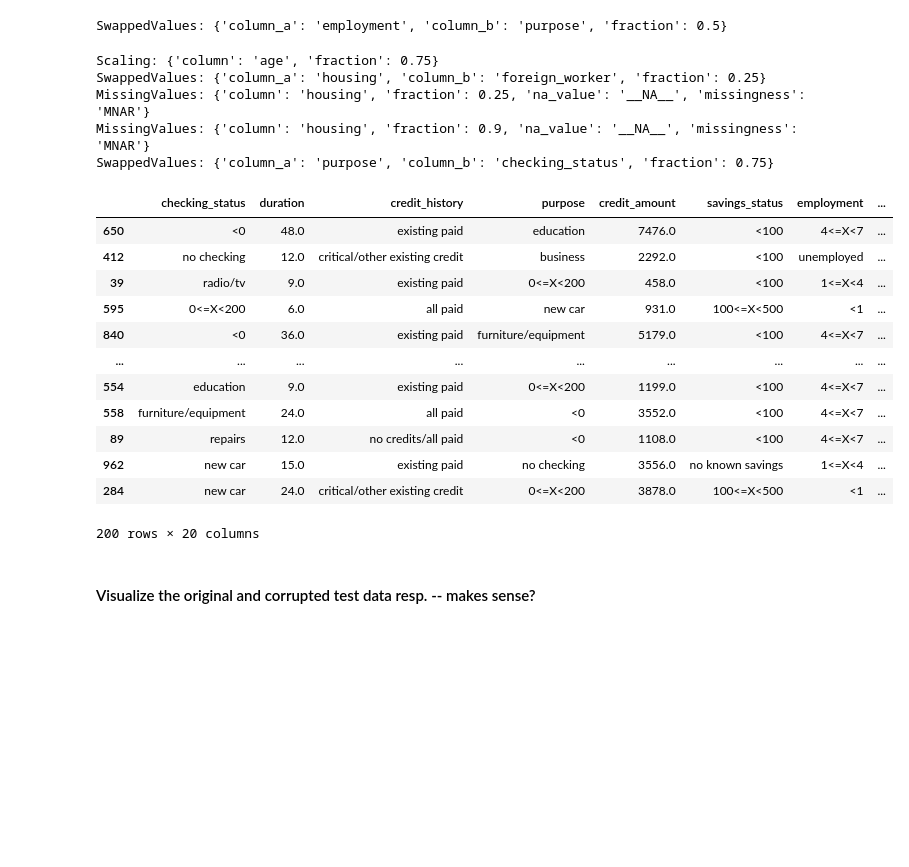
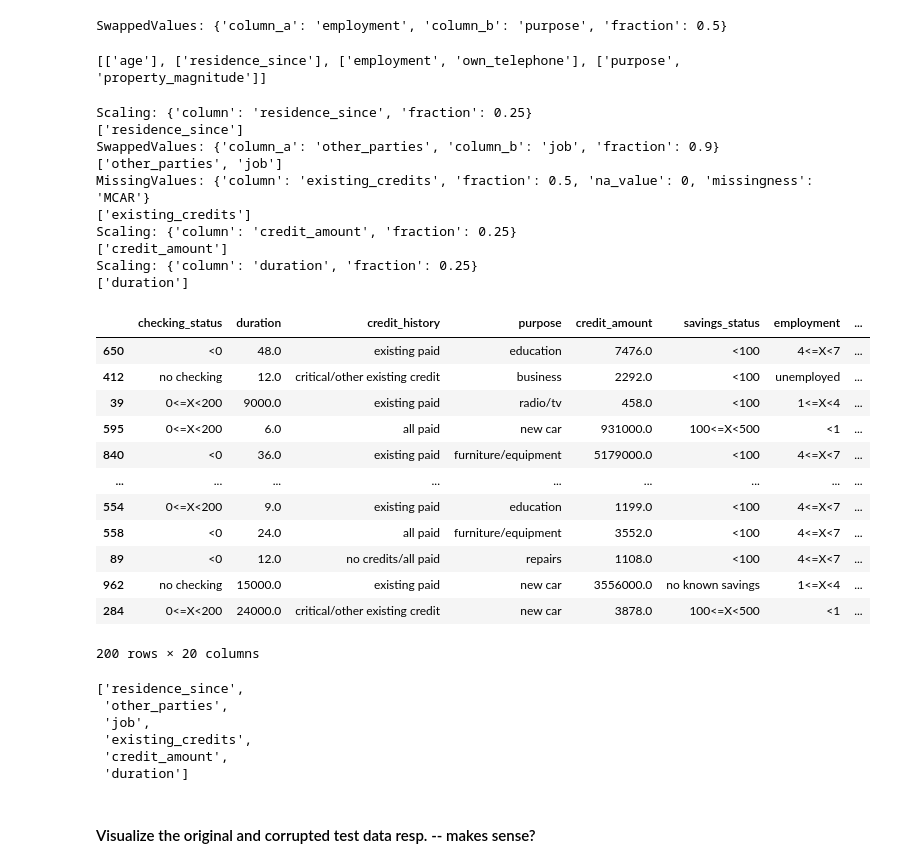
Before and after one commit to SharmaRupali/jenga, a Jupyter notebook: experimental_setup.ipynb, the cells around one changed output. Saved outputs shown, nothing was run; the diff lists cells and outputs as text; code cells hidden in the pictures; blank space fills up the shorter version.

```diff
--- a/experimental_setup.ipynb
+++ b/experimental_setup.ipynb
@@ -777,10 +777,10 @@ def random_perturbation(categorical_columns, numerical_columms, fractions=[0.25,
     rand_fraction = random.choice(fractions)
     if perturb_type is 'numeric':
         col_to_perturb = random.choice(numerical_columms)
-        return Scaling(col_to_perturb, rand_fraction)
+        return Scaling(col_to_perturb, rand_fraction), [col_to_perturb]
     elif perturb_type is 'categorical':
         col_to_perturb = random.sample(categorical_columns, 2)
-        return SwappedValues(col_to_perturb[0], col_to_perturb[1], rand_fraction)
+        return SwappedValues(col_to_perturb[0], col_to_perturb[1], rand_fraction), col_to_perturb
     elif perturb_type is 'missing':
         missigness = random.choice(['MCAR', 'MAR', 'MNAR'])
         col_to_perturb = random.choice(numerical_columms + categorical_columns)
@@ -788,9 +788,10 @@ def random_perturbation(categorical_columns, numerical_columms, fractions=[0.25,
             na_value = '__NA__'
         else:
             na_value = 0
-        return MissingValues(col_to_perturb, rand_fraction, na_value, missigness)
+        return MissingValues(col_to_perturb, rand_fraction, na_value, missigness), [col_to_perturb]
 # %%
-perturbation = random_perturbation(categorical_columns, numerical_columms)
+perturbation, col_perturbed = random_perturbation(categorical_columns, numerical_columms)
 print(perturbation)
+print(col_perturbed)
 perturbation.transform(dat_test_credit.copy())
 # %% [output]
@@ -829,11 +831,16 @@ num_perturbations = 4 # number of perturbations to apply
 dat_test_credit_corrupted = dat_test_credit.copy()
 
 perturbations = []
+cols_perturbed = []
 for _ in range(num_perturbations):
-    perturbation = random_perturbation(categorical_columns, numerical_columms)
+    perturbation, col_perturbed = random_perturbation(categorical_columns, numerical_columms)
     print(perturbation)
+    print(col_perturbed)
     dat_test_credit_corrupted = perturbation.transform(dat_test_credit_corrupted)
-    perturbations.append(perturbation) ## storing for conservation: maybe we want to apply the same set of perturbations again: useful for the CleanML scenarios
+
+    ## storing for conservation: maybe we want to apply the same set of perturbations again: useful for the CleanML scenarios
+    perturbations.append(perturbation)
+    cols_perturbed.append(col_perturbed)
 
 dat_test_credit_corrupted
 # %% [output]
@@ -858,42 +869,70 @@ Scaling: {'column': 'age', 'fraction': 0.75}
 print(perturbations[0])
 # %% [output]
 SwappedValues: {'column_a': 'employment', 'column_b': 'purpose', 'fraction': 0.5}
+# %%
+print(cols_perturbed)
+# %% [output]
+[['age'], ['residence_since'], ['employment', 'own_telephone'], ['purpose', 'property_magnitude']]
 # %%
 def apply_perturbation(df, num_perturbations, categorical_columns, numerical_columms):
     df_corrupted = df.copy()
 
     perturbations = []
+    cols_perturbed = []
+
     for _ in range(num_perturbations):
-        perturbation = random_perturbation(categorical_columns, numerical_columms)
+        perturbation, col_perturbed = random_perturbation(categorical_columns, numerical_columms)
         print(perturbation)
+        print(col_perturbed)
 
-        perturbations.append(perturbation) ## storing for conservation: maybe we want to apply the same set of perturbations again: useful for the CleanML scenarios
+        ## storing for conservation
+        # maybe we want to apply the same set of perturbations again: useful for the CleanML scenarios
+        # or maybe we want to reuse the columns that were perturbed
+        perturbations.append(perturbation)
+        cols_perturbed.append(col_perturbed)
 
         df_corrupted = perturbation.transform(df_corrupted)
 
-    return df_corrupted, perturbations
+    ## cols_perturbed is a list of lists, flattening it here
+    cols_perturbed = [col for sublist in cols_perturbed for col in sublist]
+
+    return df_corrupted, perturbations, cols_perturbed
 # %%
-dat_test_credit_corrupted, perturbations = apply_perturbation(dat_test_credit, 5, categorical_columns, numerical_columms)
+dat_test_credit_corrupted, perturbations, cols_perturbed = apply_perturbation(dat_test_credit, 5, categorical_columns, numerical_columms)
 dat_test_credit_corrupted
 # %% [output]
-Scaling: {'column': 'age', 'fraction': 0.75}
-SwappedValues: {'column_a': 'housing', 'column_b': 'foreign_worker', 'fraction': 0.25}
-MissingValues: {'column': 'housing', 'fraction': 0.25, 'na_value': '__NA__', 'missingness': 'MNAR'}
-MissingValues: {'column': 'housing', 'fraction': 0.9, 'na_value': '__NA__', 'missingness': 'MNAR'}
-SwappedValues: {'column_a': 'purpose', 'column_b': 'checking_status', 'fraction': 0.75}
+Scaling: {'column': 'residence_since', 'fraction': 0.25}
+['residence_since']
+SwappedValues: {'column_a': 'other_parties', 'column_b': 'job', 'fraction': 0.9}
+['other_parties', 'job']
+MissingValues: {'column': 'existing_credits', 'fraction': 0.5, 'na_value': 0, 'missingness': 'MCAR'}
+['existing_credits']
+Scaling: {'column': 'credit_amount', 'fraction': 0.25}
+['credit_amount']
+Scaling: {'column': 'duration', 'fraction': 0.25}
+['duration']
 |  | checking_status | duration | credit_history | purpose | credit_amount | savings_status | employment | ... |
 | 650 | <0 | 48.0 | existing paid | education | 7476.0 | <100 | 4<=X<7 | ... |
 | 412 | no checking | 12.0 | critical/other existing credit | business | 2292.0 | <100 | unemployed | ... |
-| 39 | radio/tv | 9.0 | existing paid | 0<=X<200 | 458.0 | <100 | 1<=X<4 | ... |
-| 595 | 0<=X<200 | 6.0 | all paid | new car | 931.0 | 100<=X<500 | <1 | ... |
-| 840 | <0 | 36.0 | existing paid | furniture/equipment | 5179.0 | <100 | 4<=X<7 | ... |
+| 39 | 0<=X<200 | 9000.0 | existing paid | radio/tv | 458.0 | <100 | 1<=X<4 | ... |
+| 595 | 0<=X<200 | 6.0 | all paid | new car | 931000.0 | 100<=X<500 | <1 | ... |
+| 840 | <0 | 36.0 | existing paid | furniture/equipment | 5179000.0 | <100 | 4<=X<7 | ... |
 | ... | ... | ... | ... | ... | ... | ... | ... | ... |
-| 554 | education | 9.0 | existing paid | 0<=X<200 | 1199.0 | <100 | 4<=X<7 | ... |
-| 558 | furniture/equipment | 24.0 | all paid | <0 | 3552.0 | <100 | 4<=X<7 | ... |
-| 89 | repairs | 12.0 | no credits/all paid | <0 | 1108.0 | <100 | 4<=X<7 | ... |
-| 962 | new car | 15.0 | existing paid | no checking | 3556.0 | no known savings | 1<=X<4 | ... |
-| 284 | new car | 24.0 | critical/other existing credit | 0<=X<200 | 3878.0 | 100<=X<500 | <1 | ... |
+| 554 | 0<=X<200 | 9.0 | existing paid | education | 1199.0 | <100 | 4<=X<7 | ... |
+| 558 | <0 | 24.0 | all paid | furniture/equipment | 3552.0 | <100 | 4<=X<7 | ... |
+| 89 | <0 | 12.0 | no credits/all paid | repairs | 1108.0 | <100 | 4<=X<7 | ... |
+| 962 | no checking | 15000.0 | existing paid | new car | 3556000.0 | no known savings | 1<=X<4 | ... |
+| 284 | 0<=X<200 | 24000.0 | critical/other existing credit | new car | 3878.0 | 100<=X<500 | <1 | ... |
 200 rows × 20 columns
+# %%
+cols_perturbed
+# %% [output]
+['residence_since',
+ 'other_parties',
+ 'job',
+ 'existing_credits',
+ 'credit_amount',
+ 'duration']
 # %% [markdown]
 #### Visualize the original and corrupted test data resp. -- makes sense?
 # %%
```
Also changed, not shown: parts of 2 cells of this notebook.
